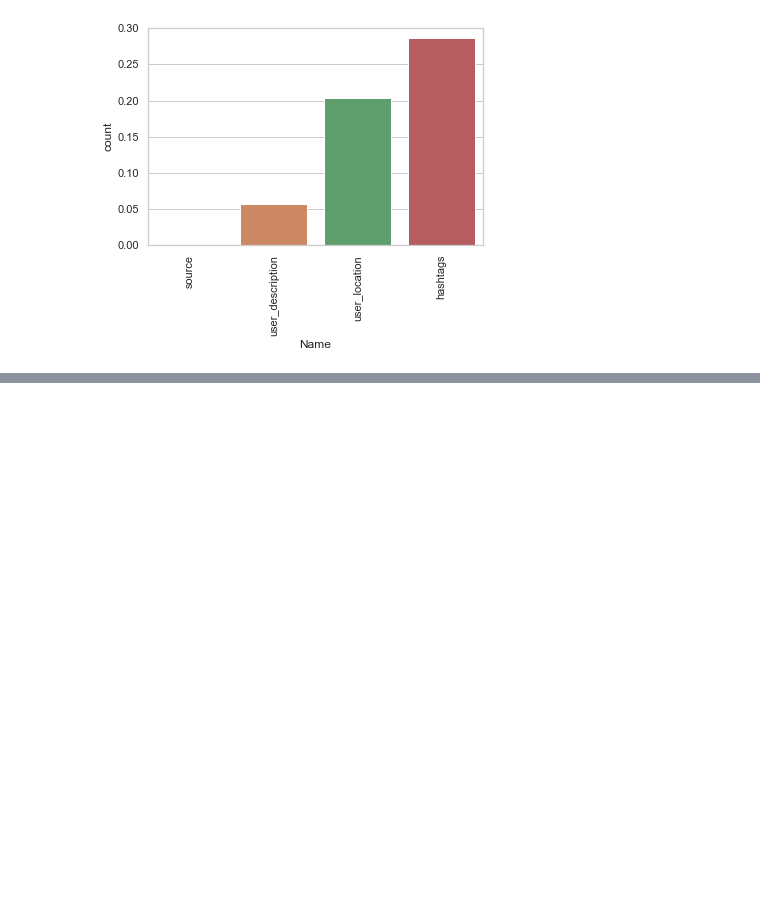
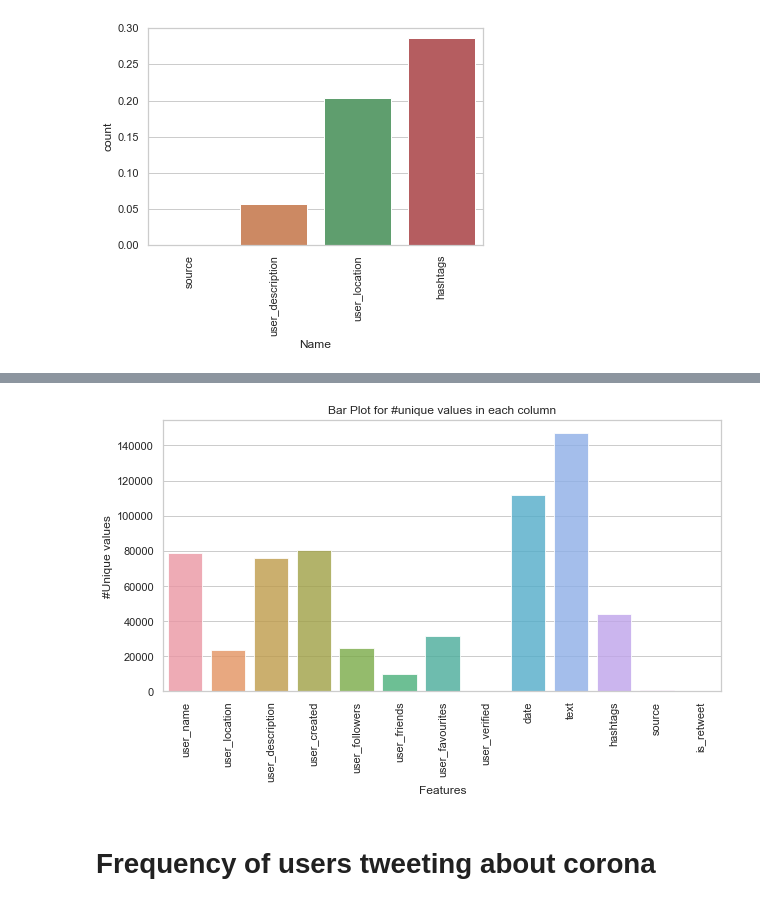
Before and after one commit to HorizonFirestrom/SentimentAnalysisCOVID19, a Jupyter notebook: SentimentAnalysis.ipynb, the cells around one changed output, grey strips where cells are left out. Cells and saved outputs as stored; diff of their text form; code cells hidden in the pictures; blank space fills up the shorter version.

Commit message:
some visualization done

```diff
--- a/SentimentAnalysis.ipynb
+++ b/SentimentAnalysis.ipynb
@@ -70,8 +106,0 @@ Most tweeted countries on COVID matters
-# %%
-tweets['country_name'] = tweets['user_location'].str.split(',').str[-1]
-
-tweets['only_date'] = pd.to_datetime(covid['date']).dt.date
-
-#Keeping countries with valid country name
-with_country_name = tweets[tweets['country_name'].isin(list(country_code['COUNTRY']))]
-with_country_name['filtered_name'] = tweets['country_name']
@@ -83,0 +110,13 @@ all_tweet_location.head(2)
+# %%
+def return_unique_values(data_frame):
+    unique_dataframe = pd.DataFrame()
+    unique_dataframe['Features'] = data_frame.columns
+    uniques = []
+    for col in data_frame.columns:
+        u = data_frame[col].nunique()
+        uniques.append(u)
+    unique_dataframe['Uniques'] = uniques
+    return unique_dataframe
+# %%
+udf = return_unique_values(tweets)
+udf
@@ -83,0 +138,12 @@ all_tweet_location.head(2)
+# %%
+f, ax = plt.subplots(1,1, figsize=(10,5))#plt.figure(figsize=(10, 5))
+sns.barplot(x = udf['Features'], y = udf['Uniques'], alpha = 0.8)
+plt.title("Bar Plot for #unique values in each column")
+plt.ylabel("#Unique values", fontsize = 12)
+plt.xlabel("Features", fontsize = 12)
+plt.xticks(rotation = 90)
+plt.show()
+# %% [output]
+[figure, added]
+# %% [markdown]
+# Frequency of users tweeting about corona
```
Also changed, not shown: parts of 18 cells of this notebook.
